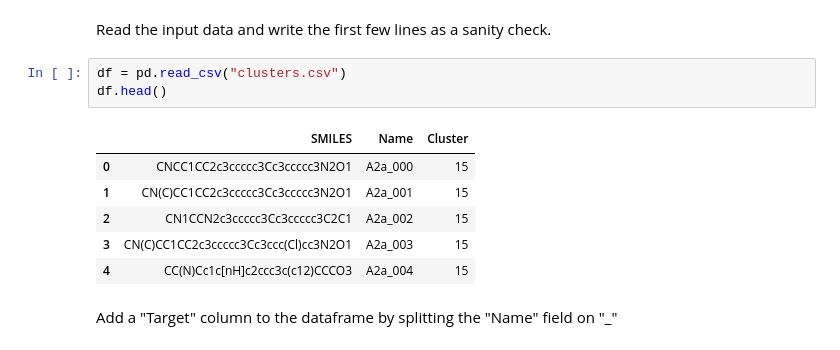
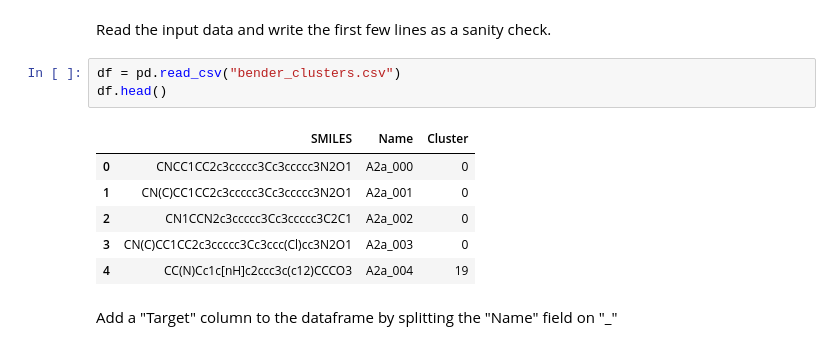
Before and after one commit to PatWalters/kmeans, a Jupyter notebook: kmeans_example2.ipynb, the cells around one changed output. Cells and saved outputs as stored; diff of their text form.

```diff
--- a/kmeans_example2.ipynb
+++ b/kmeans_example2.ipynb
@@ -30,15 +30,15 @@ import ipywidgets as widgets
 # %% [markdown]
 Read the input data and write the first few lines as a sanity check.
 # %%
-df = pd.read_csv("clusters.csv")
+df = pd.read_csv("bender_clusters.csv")
 df.head()
 # %% [output]
 |  | SMILES | Name | Cluster |
-| 0 | CNCC1CC2c3ccccc3Cc3ccccc3N2O1 | A2a_000 | 15 |
-| 1 | CN(C)CC1CC2c3ccccc3Cc3ccccc3N2O1 | A2a_001 | 15 |
-| 2 | CN1CCN2c3ccccc3Cc3ccccc3C2C1 | A2a_002 | 15 |
-| 3 | CN(C)CC1CC2c3ccccc3Cc3ccc(Cl)cc3N2O1 | A2a_003 | 15 |
-| 4 | CC(N)Cc1c[nH]c2ccc3c(c12)CCCO3 | A2a_004 | 15 |
+| 0 | CNCC1CC2c3ccccc3Cc3ccccc3N2O1 | A2a_000 | 0 |
+| 1 | CN(C)CC1CC2c3ccccc3Cc3ccccc3N2O1 | A2a_001 | 0 |
+| 2 | CN1CCN2c3ccccc3Cc3ccccc3C2C1 | A2a_002 | 0 |
+| 3 | CN(C)CC1CC2c3ccccc3Cc3ccc(Cl)cc3N2O1 | A2a_003 | 0 |
+| 4 | CC(N)Cc1c[nH]c2ccc3c(c12)CCCO3 | A2a_004 | 19 |
 # %% [markdown]
 Add a "Target" column to the dataframe by splitting the "Name" field on "_"
 # %%
```
Also changed, not shown: parts of 5 cells of this notebook.
